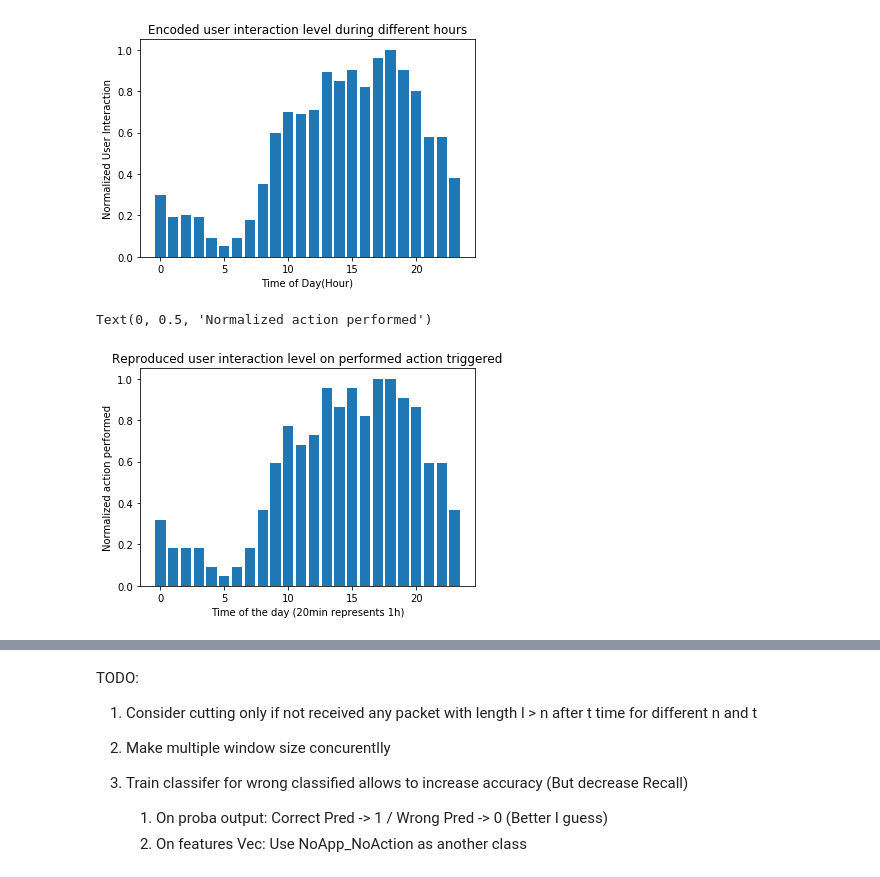
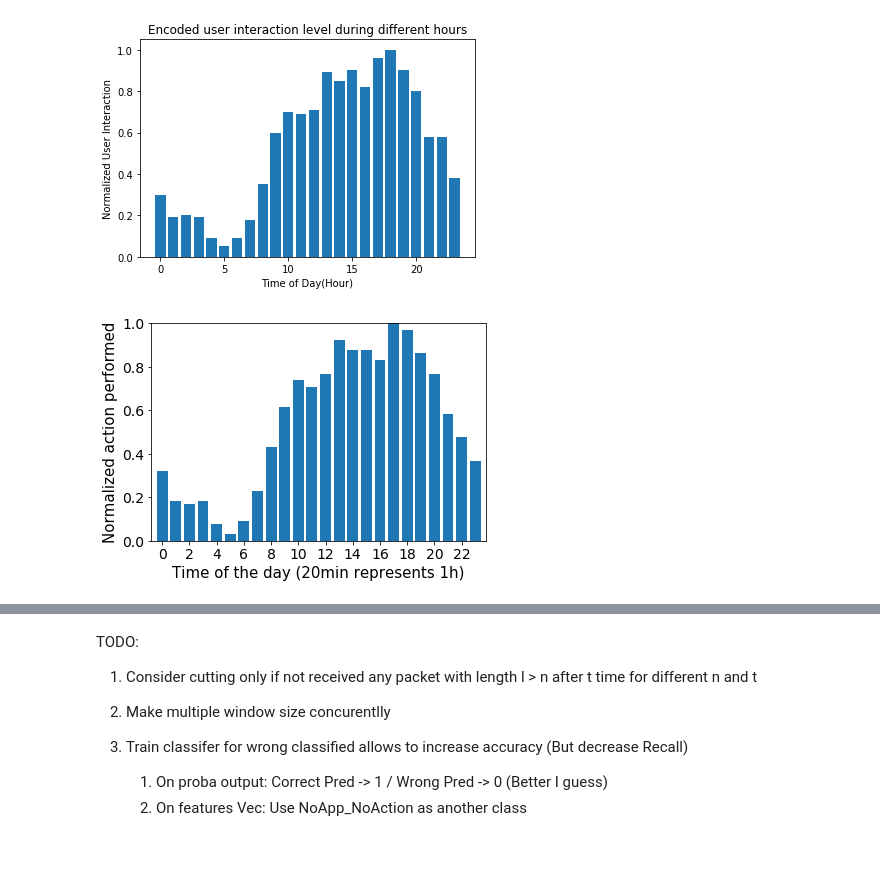
Before and after one commit to alex35469/Traffic-Analysis-on-wearables, a Jupyter notebook: Classification/Longrun identification.ipynb, the cells around one changed output, grey strips where cells are left out. Drawn from its saved outputs; the diff is of its cells as text; code cells hidden in the pictures.

```diff
--- a/Classification/Longrun identification.ipynb
+++ b/Classification/Longrun identification.ipynb
@@ -1622,10 +1887,18 @@ precision = 0.6420047732696897, recall = 0.604494382022472
 # %%
+# Flatten evaluation
+all_correct_pred = [preds[2][0] for cap in all_correct_pred_dict for preds in all_correct_pred_dict[cap]]
+all_wrong_pred = [preds[2][0] for cap in all_wrong_pred_dict for preds in all_wrong_pred_dict[cap]]
+all_missed_gt = [preds[2] for cap in all_missed_gt_dict for preds in all_missed_gt_dict[cap]]
+print(len(all_correct_pred))
+print(len(all_wrong_pred))
+print(len(all_missed_gt))
+
 open_w, action_w, stop_w = 0, 0, 0
 
 for w in all_wrong_pred:
-    if 'open' in w[2]:
+    if 'open' in w:
         open_w += 1
-    elif 'force-stop' in w[2]:
+    elif 'force-stop' in w:
         stop_w += 1
     else:
         action_w += 1
@@ -1634,9 +1907,9 @@ for w in all_wrong_pred:
 open_c, action_c, stop_c = 0, 0, 0
 
 for c in all_correct_pred:
-    if 'open' in c[2]:
+    if 'open' in c:
         open_c += 1
-    elif 'force-stop' in c[2]:
+    elif 'force-stop' in c:
         stop_c += 1
     else:
         action_c += 1
@@ -1644,9 +1917,9 @@ for c in all_correct_pred:
 open_m, action_m, stop_m = 0, 0, 0
 
 for m in all_missed_gt:
-    if 'open' in m[2]:
+    if 'open' in m:
         open_m += 1
-    elif 'force-stop' in m[2]:
+    elif 'force-stop' in m:
         stop_m += 1
     else:
         action_m += 1
@@ -2157,28 +2507,36 @@ plt.ylabel("Normalized User Interaction")
 Text(0, 0.5, 'Normalized User Interaction')
 [figure]
 # %%
-PATH = "./data/huawei/longrun/user-interaction-pattern-1/"
+PATH = "./data/huawei/longrun/user-interaction-pattern-{}/"
 GROUND_TRUTH_PATH = PATH + "ground-truth/"
-gt_path_content = sorted(glob.glob(GROUND_TRUTH_PATH + '*.log', recursive=True))
+slots_action_count = []
 
-gt_content = read_longrun_log_files(gt_path_content)
+caps = [1,2,3]
+for i in caps:
+    gt_path_content = sorted(glob.glob(GROUND_TRUTH_PATH.format(i) + '*.log', recursive=True))
+    gt_content = read_longrun_log_files(gt_path_content)
 
-slots_action_count = []
-for c in gt_content:
-    count = 0
-    for a in gt_content[c]:
-        if "open" in a[1]:
 
-            count += 1
-    slots_action_count.append(count)
+    for c in gt_content:
+        count = 0
+        for a in gt_content[c]:
+            if "open" in a[1]:
+
+                count += 1
+        slots_action_count.append(count)
 
 slots_action_count = np.array(slots_action_count)
+slots_action_count = np.mean(slots_action_count.reshape((3, -1)), axis=0)
 slots_action_count = slots_action_count/np.max(slots_action_count)
+
+fig, ax1 = plt.subplots()
 plt.bar(x = np.arange(24), height=slots_action_count)
-plt.title("Reproduced user interaction level on performed action triggered")
-plt.xlabel("Time of the day (20min represents 1h)")
-plt.ylabel("Normalized action performed")
-#slots_action_count
+plt.xlabel("Time of the day (20min represents 1h)", fontsize=15)
+plt.ylabel("Normalized action performed", fontsize=15)
+plt.ylim([0,1])
+plt.xlim([-0.8,23.8])
+plt.xticks(range(0,24,2), fontsize=14)
+plt.yticks(fontsize=14)
+plt.savefig("reproduced_user_interaction_level",bbox_inches='tight', dpi=120)
 # %% [output]
-Text(0, 0.5, 'Normalized action performed')
-[figure, old version]
+[figure, new version]
```
Also changed, not shown: parts of 78 cells of this notebook.
